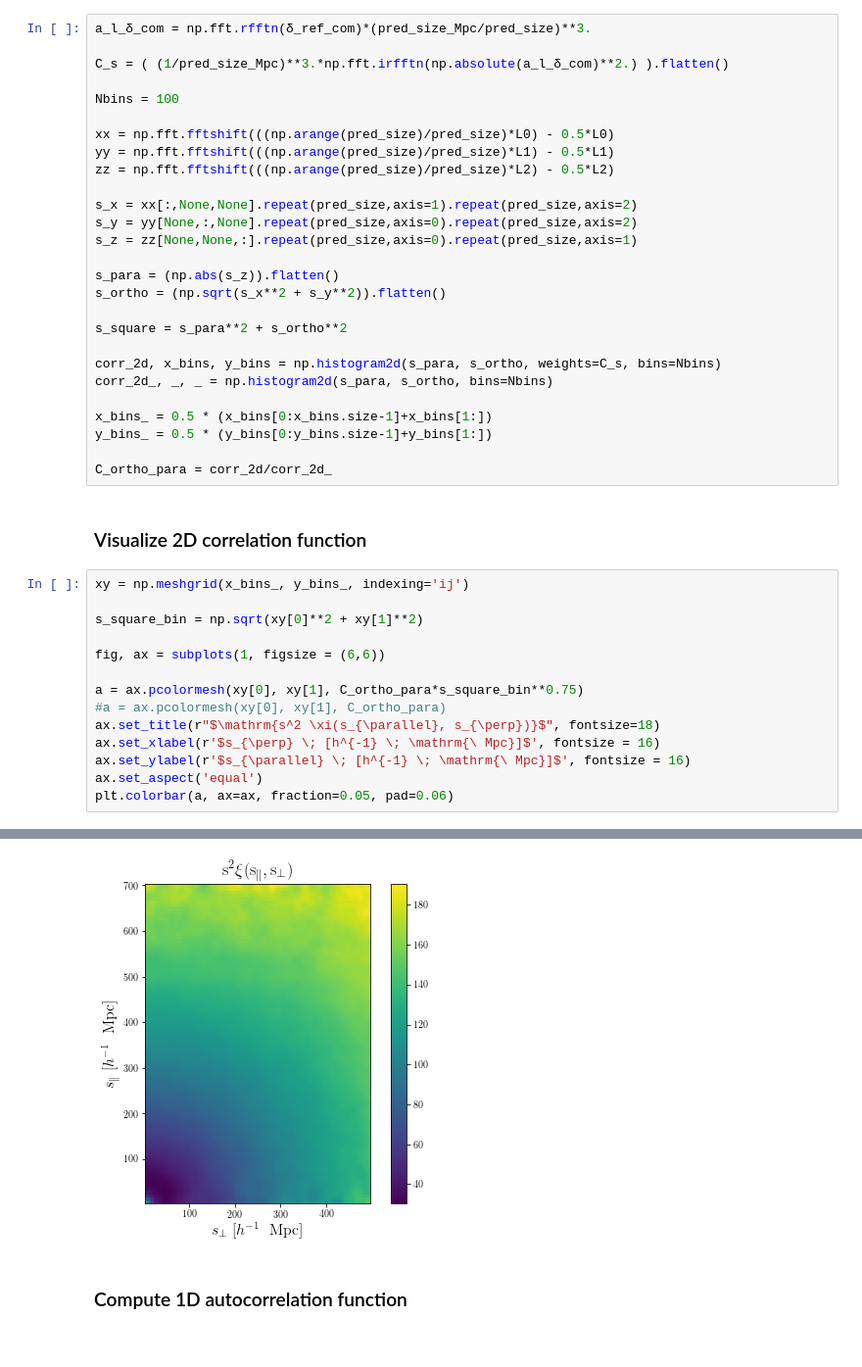
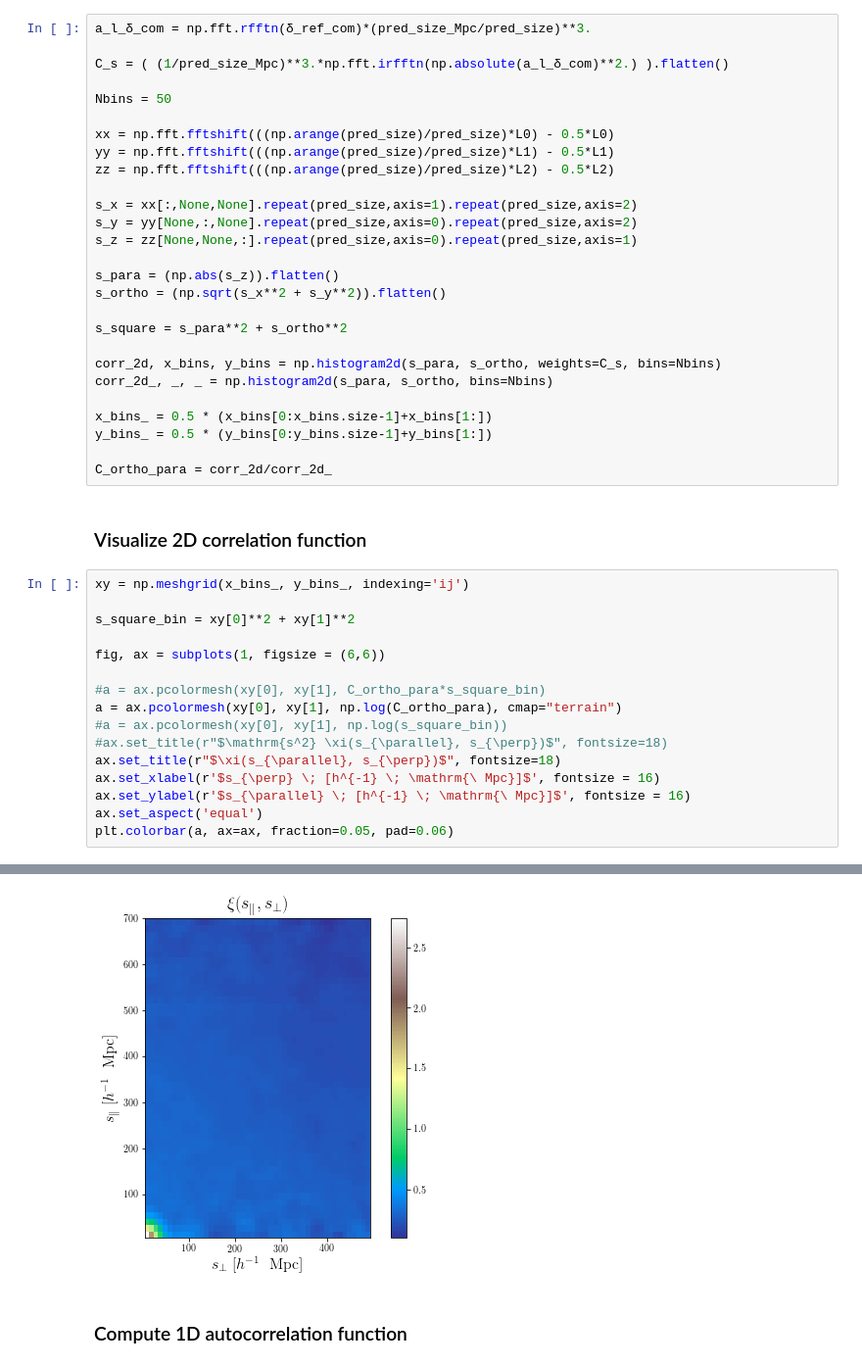
Before and after one commit to doogesh/precision_cosmo, a Jupyter notebook: Information_content_demo_infinite_remote_observer_draft.ipynb, the cells around one changed output, grey strips where cells are left out. Shown at 98% size. Saved outputs shown, nothing was run; the diff lists cells and outputs as text.

```diff
--- a/Information_content_demo_infinite_remote_observer_draft.ipynb
+++ b/Information_content_demo_infinite_remote_observer_draft.ipynb
@@ -583,7 +377,7 @@ a_l_δ_com = np.fft.rfftn(δ_ref_com)*(pred_size_Mpc/pred_size)**3.
 
 C_s = ( (1/pred_size_Mpc)**3.*np.fft.irfftn(np.absolute(a_l_δ_com)**2.) ).flatten()
 
-Nbins = 100
+Nbins = 50
 
 xx = np.fft.fftshift(((np.arange(pred_size)/pred_size)*L0) - 0.5*L0)
 yy = np.fft.fftshift(((np.arange(pred_size)/pred_size)*L1) - 0.5*L1)
@@ -610,20 +404,22 @@ C_ortho_para = corr_2d/corr_2d_
 # %%
 xy = np.meshgrid(x_bins_, y_bins_, indexing='ij')
 
-s_square_bin = np.sqrt(xy[0]**2 + xy[1]**2)
+s_square_bin = xy[0]**2 + xy[1]**2
 
 fig, ax = subplots(1, figsize = (6,6))
 
-a = ax.pcolormesh(xy[0], xy[1], C_ortho_para*s_square_bin**0.75)
-#a = ax.pcolormesh(xy[0], xy[1], C_ortho_para)
-ax.set_title(r"$\mathrm{s^2 \xi(s_{\parallel}, s_{\perp})}$", fontsize=18)
+#a = ax.pcolormesh(xy[0], xy[1], C_ortho_para*s_square_bin)
+a = ax.pcolormesh(xy[0], xy[1], np.log(C_ortho_para), cmap="terrain")
+#a = ax.pcolormesh(xy[0], xy[1], np.log(s_square_bin))
+#ax.set_title(r"$\mathrm{s^2} \xi(s_{\parallel}, s_{\perp})$", fontsize=18)
+ax.set_title(r"$\xi(s_{\parallel}, s_{\perp})$", fontsize=18)
 ax.set_xlabel(r'$s_{\perp} \; [h^{-1} \; \mathrm{\ Mpc}]$', fontsize = 16)
 ax.set_ylabel(r'$s_{\parallel} \; [h^{-1} \; \mathrm{\ Mpc}]$', fontsize = 16)
 ax.set_aspect('equal')
 plt.colorbar(a, ax=ax, fraction=0.05, pad=0.06)
 # %% [output]
 <matplotlib.colorbar.Colorbar at 0x...>
-[figure, old version]
+[figure, new version]
 # %% [markdown]
 ### Compute 1D autocorrelation function
 # %%
```
Also changed, not shown: parts of 3 cells of this notebook.
